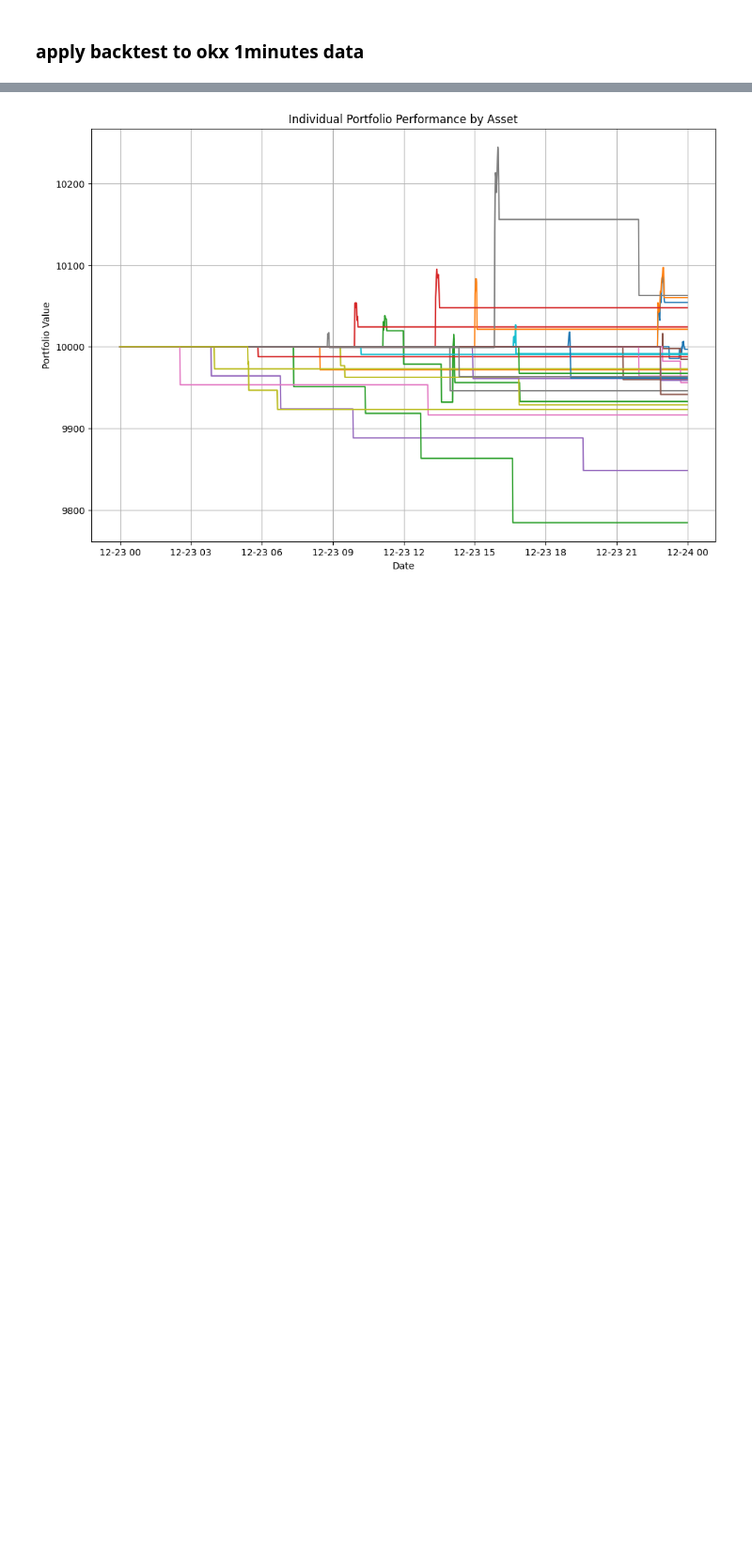
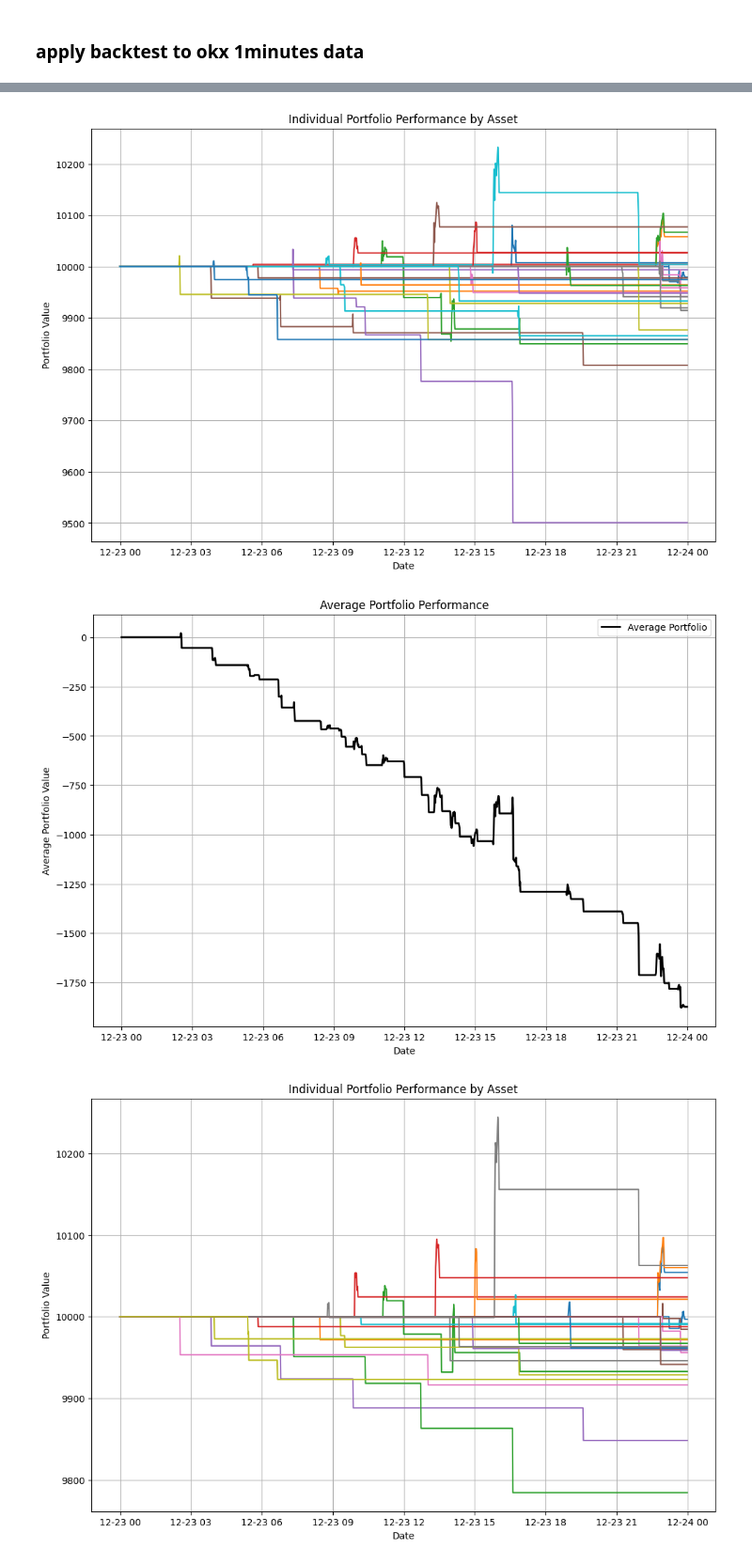
Before and after one commit to sculd/kristjan_swing-, a Jupyter notebook: backtest_okx.ipynb, the cells around one changed output, grey strips where cells are left out. Shown at 94% size. Saved outputs shown, nothing was run; the diff lists cells and outputs as text; code cells hidden in the pictures; blank space fills up the shorter version.

```diff
--- a/backtest_okx.ipynb
+++ b/backtest_okx.ipynb
@@ -118 +158,7 @@ all_portfolios_ = describe_backtest(data_dict_3, closed_trades_3, open_trades_3,
+# %%
+data_dict_3, closed_trades_3, open_trades_3 = strategy_backtest_from_df(data.read.df_okx_20231223_1223, int(portfolio_value / 10), risk_trade_percentage, min_days_in_consolidation, max_days_in_consolidation, 3)
+all_portfolios_ = describe_backtest(data_dict_3, closed_trades_3, open_trades_3, float(portfolio_value / 10))
+# %% [output]
+[figure, added]
+[figure, added]
 # %%
```
Also changed, not shown: parts of 22 cells of this notebook, 17 other files.
